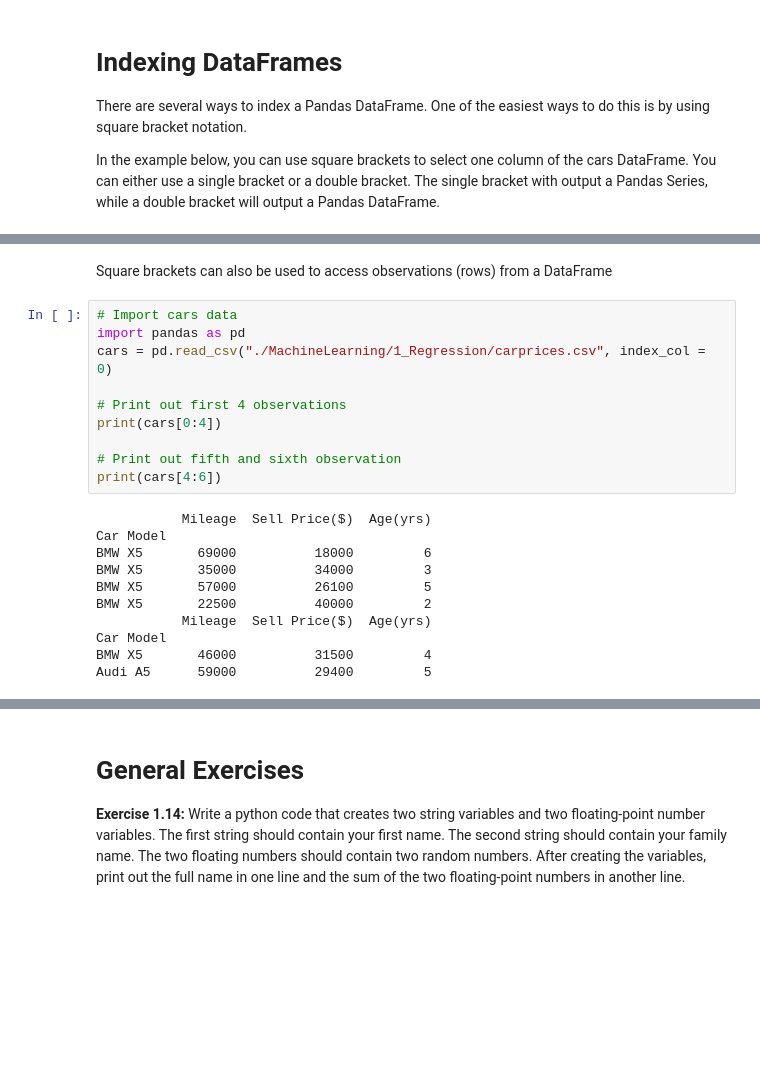
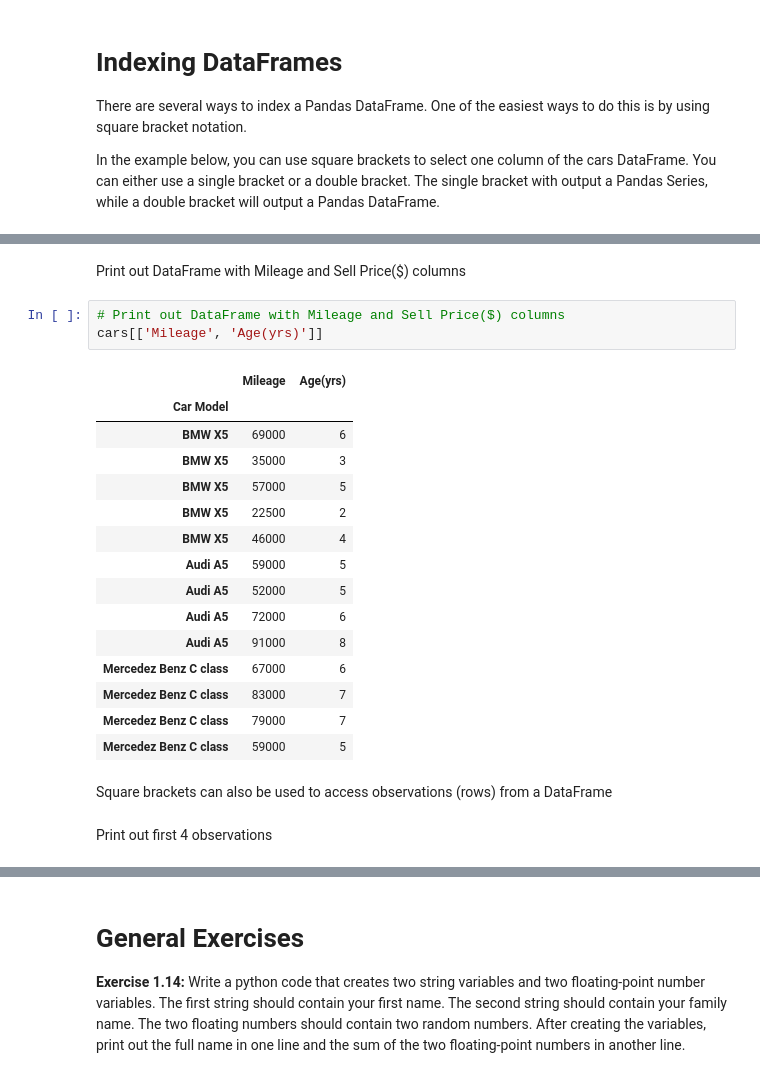
Before and after one commit to mkjubran/IntroToPython-NonIT, a Jupyter notebook: PandasBasics.ipynb, the cells around one changed output, grey strips where cells are left out. Saved outputs shown, nothing was run; the diff lists cells and outputs as text; blank space fills up the shorter version.

```diff
--- a/PandasBasics.ipynb
+++ b/PandasBasics.ipynb
@@ -156,23 +179,25 @@ Mercedez Benz C class    59000         5
+# %% [markdown]
+Print out DataFrame with Mileage and Sell Price($) columns
+# %%
+# Print out DataFrame with Mileage and Sell Price($) columns
+cars[['Mileage', 'Age(yrs)']]
+# %% [output]
+|  | Mileage | Age(yrs) |
+| Car Model |  |  |
+| BMW X5 | 69000 | 6 |
+| BMW X5 | 35000 | 3 |
+| BMW X5 | 57000 | 5 |
+| BMW X5 | 22500 | 2 |
+| BMW X5 | 46000 | 4 |
+| Audi A5 | 59000 | 5 |
+| Audi A5 | 52000 | 5 |
+| Audi A5 | 72000 | 6 |
+| Audi A5 | 91000 | 8 |
+| Mercedez Benz C class | 67000 | 6 |
+| Mercedez Benz C class | 83000 | 7 |
+| Mercedez Benz C class | 79000 | 7 |
+| Mercedez Benz C class | 59000 | 5 |
 # %% [markdown]
 Square brackets can also be used to access observations (rows) from a DataFrame
-# %%
-# Import cars data
-import pandas as pd
-cars = pd.read_csv("./MachineLearning/1_Regression/carprices.csv", index_col = 0)
-
-# Print out first 4 observations
-print(cars[0:4])
-
-# Print out fifth and sixth observation
-print(cars[4:6])
-# %% [output]
-           Mileage  Sell Price($)  Age(yrs)
-Car Model
-BMW X5       69000          18000         6
-BMW X5       35000          34000         3
-BMW X5       57000          26100         5
-BMW X5       22500          40000         2
-           Mileage  Sell Price($)  Age(yrs)
-Car Model
-BMW X5       46000          31500         4
-Audi A5      59000          29400         5
+# %% [markdown]
+Print out first 4 observations
```
Also changed, not shown: parts of 44 cells of this notebook.
